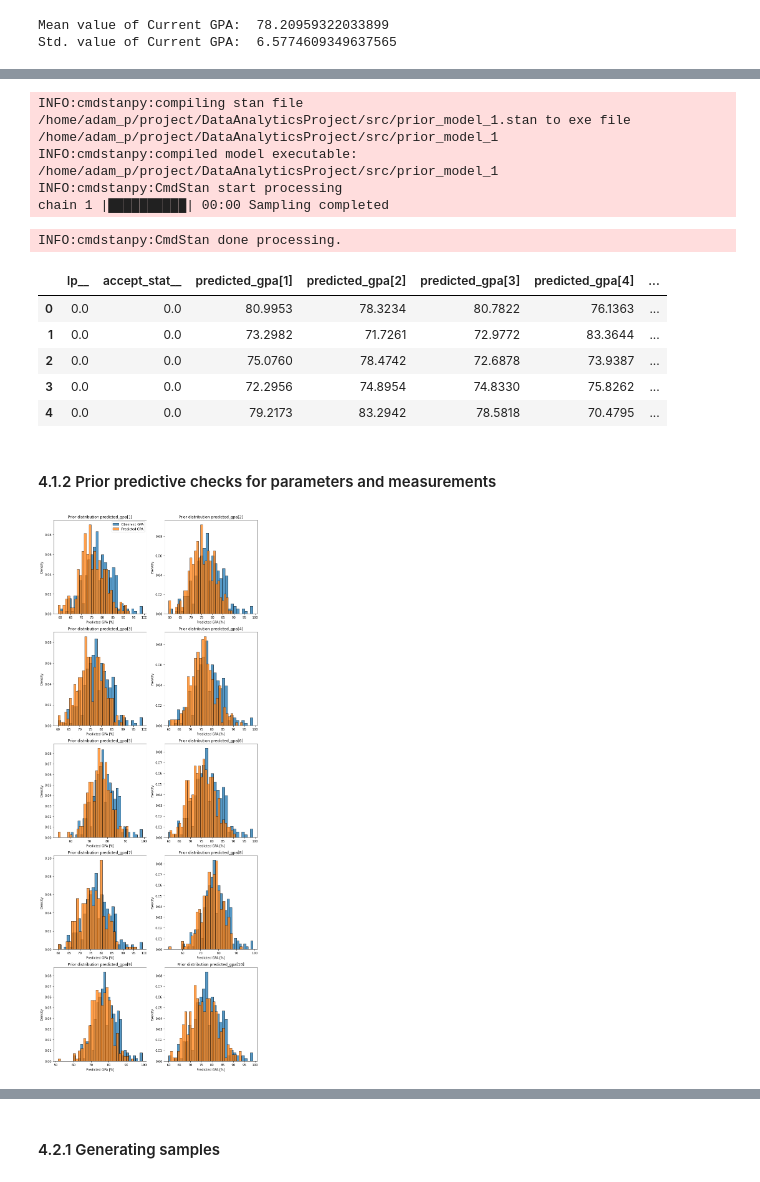
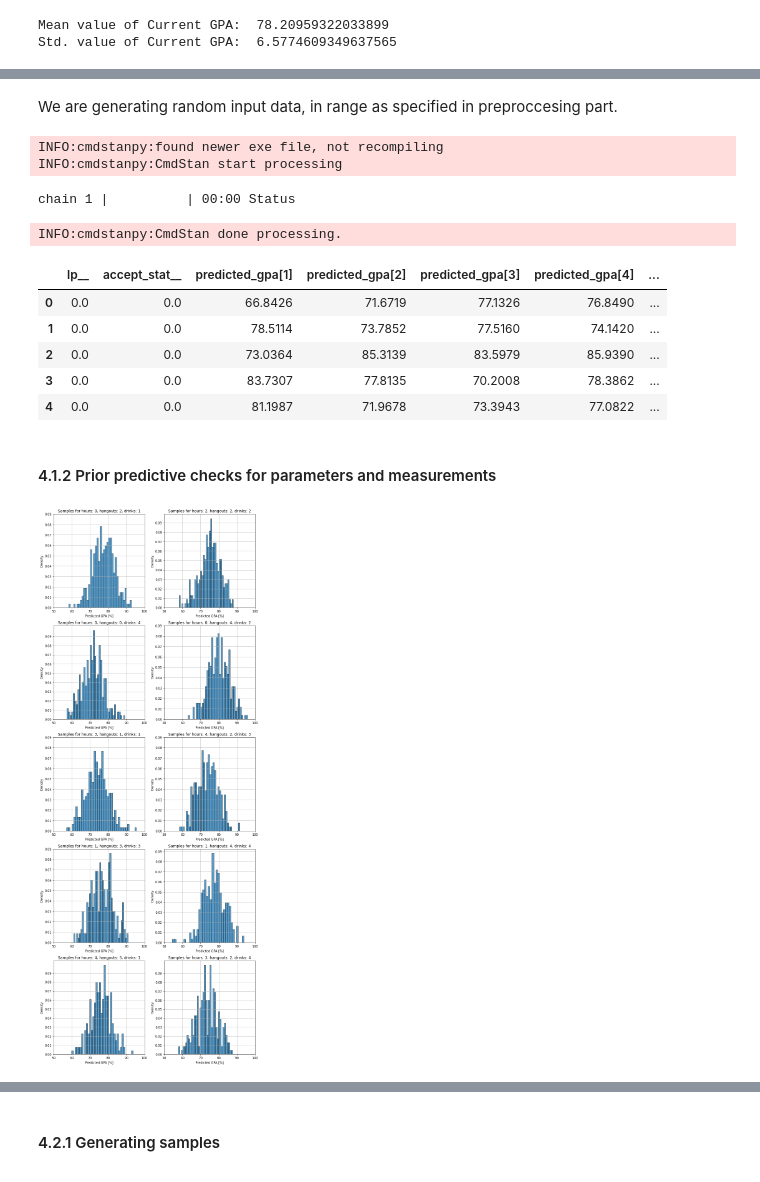
Before and after one commit to DanielJurkowski/DataAnalyticsProject, a Jupyter notebook: notebook.ipynb, the cells around one changed output, grey strips where cells are left out. Drawn from its saved outputs; the diff is of its cells as text; code cells hidden in the pictures.

```diff
--- a/notebook.ipynb
+++ b/notebook.ipynb
@@ -409,6 +398,3 @@ Data columns (total 16 columns):
  15  Relationship with parents  295 non-null    int64
 dtypes: float64(2), int64(14)
 memory usage: 39.2 KB
-# %%
-for column in data:
-    print(data[column].unique())
@@ -577,56 +543,64 @@ drinks_array = np.linspace(data['Drinks'].min(), data['Drinks'].max(), 10)
+# %%
+seed = np.random.seed(2024)
+R = 295
+N = 10
+# %% [markdown]
+We are generating random input data, in range as specified in preproccesing part.
+# %%
+hours_array = list(np.random.choice(range(5), 10))
+hangouts_array = list(np.random.choice(range(5), 10))
+drinks_array = list(np.random.choice(range(5), 10))
 # %%
 prior_model_1 = CmdStanModel(stan_file='src/prior_model_1.stan')
 
-R = 295
-data_simulated = {'N': 10,
-                  'hours': hours_array,
-                  'hangouts': hangouts_array,
-                  'drinks': drinks_array
+data_simulated = {'N': N,
+                  'hours': hangouts_array,
+                  'hangouts': hours_array,
+                  'drinks': drinks_array,
                   }
 samples_model_1 = prior_model_1.sample(data=data_simulated,
                                        iter_sampling=R,
                                        iter_warmup=1,
                                        chains=1,
                                        fixed_param=True,
-                                       seed=2024,
+                                       seed=seed,
                                        refresh=R)
 # %% [output]
-INFO:cmdstanpy:compiling stan file /home/adam_p/project/DataAnalyticsProject/src/prior_model_1.stan to exe file /home/adam_p/project/DataAnalyticsProject/src/prior_model_1
-INFO:cmdstanpy:compiled model executable: /home/adam_p/project/DataAnalyticsProject/src/prior_model_1
+INFO:cmdstanpy:found newer exe file, not recompiling
 INFO:cmdstanpy:CmdStan start processing
-chain 1 |██████████| 00:00 Sampling completed
-INFO:cmdstanpy:CmdStan done processing.
+chain 1 |          | 00:00 Status
+INFO:cmdstanpy:CmdStan done processing.
 # %%
 df_1 = samples_model_1.draws_pd()
 df_1.head()
 # %% [output]
 |  | lp__ | accept_stat__ | predicted_gpa[1] | predicted_gpa[2] | predicted_gpa[3] | predicted_gpa[4] | ... |
-| 0 | 0.0 | 0.0 | 80.9953 | 78.3234 | 80.7822 | 76.1363 | ... |
-| 1 | 0.0 | 0.0 | 73.2982 | 71.7261 | 72.9772 | 83.3644 | ... |
-| 2 | 0.0 | 0.0 | 75.0760 | 78.4742 | 72.6878 | 73.9387 | ... |
-| 3 | 0.0 | 0.0 | 72.2956 | 74.8954 | 74.8330 | 75.8262 | ... |
-| 4 | 0.0 | 0.0 | 79.2173 | 83.2942 | 78.5818 | 70.4795 | ... |
+| 0 | 0.0 | 0.0 | 66.8426 | 71.6719 | 77.1326 | 76.8490 | ... |
+| 1 | 0.0 | 0.0 | 78.5114 | 73.7852 | 77.5160 | 74.1420 | ... |
+| 2 | 0.0 | 0.0 | 73.0364 | 85.3139 | 83.5979 | 85.9390 | ... |
+| 3 | 0.0 | 0.0 | 83.7307 | 77.8135 | 70.2008 | 78.3862 | ... |
+| 4 | 0.0 | 0.0 | 81.1987 | 71.9678 | 73.3943 | 77.0822 | ... |
 # %% [markdown]
 #### 4.1.2 Prior predictive checks for parameters and measurements
 # %%
 columns = [f'predicted_gpa[{i+1}]' for i in range(10)]
 
 fig, axes = plt.subplots(5, 2, figsize=(10, 25))
 
 for i, column in enumerate(columns):
     row = i // 2
     col = i % 2
     ax = axes[row, col]
+    sns.histplot(df_1[column], ax=ax, bins=len(data['Current GPA'].unique()), stat='density')
 
-    sns.histplot(data['Current GPA'], ax=ax, bins=30, stat='density')
-    sns.histplot(df_1[column], ax=ax, bins=30, stat='density')
-
-    ax.set_title(f'Prior distribution {column}')
+    ax.set_title(f'Samples for hours: {hours_array[i]}, hangouts: {hangouts_array[i]}, drinks: {drinks_array[i]}')
     ax.set_xlabel('Predicted GPA [%]')
-    if i == 0:
-        ax.legend(['Observed GPA', 'Predicted GPA'])
+    ax.set_xticks(range(50, 101, 10))
+    ax.set_xlim(50, 100)
+    ax.set_yticks(np.linspace(0, 0.09, 10))
+    ax.grid()
 
 plt.tight_layout()
 plt.show()
 # %% [output]
-[figure, old version]
+[figure, new version]
```
Also changed, not shown: parts of 65 cells of this notebook, 8 other files.
